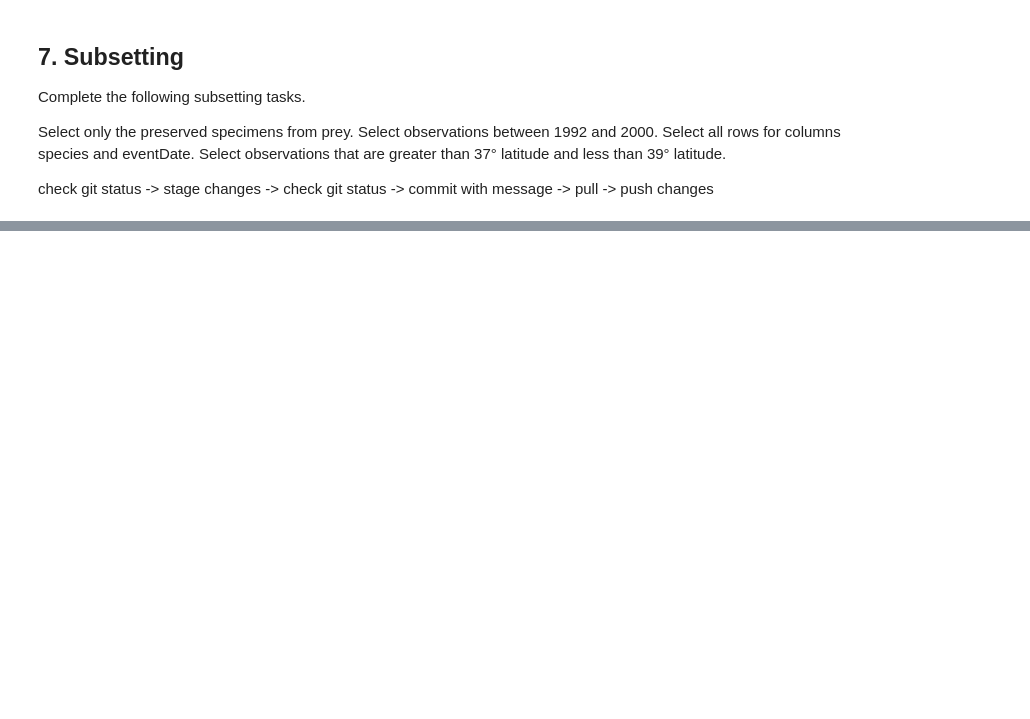
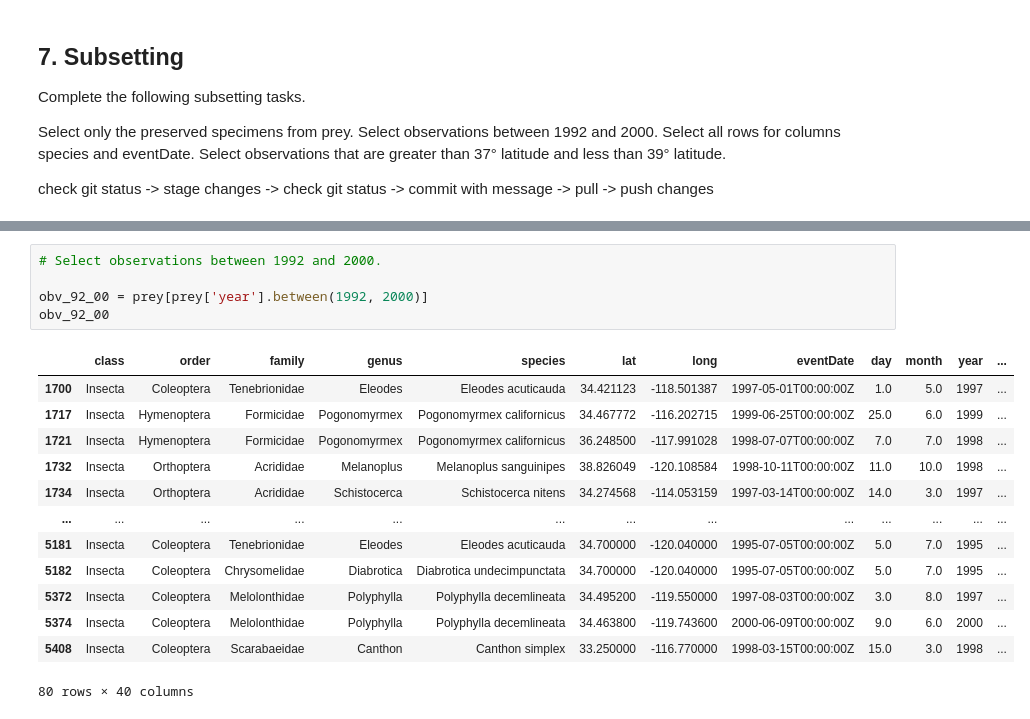
Before and after one commit to cllorey/eds220-2026-sections, a Jupyter notebook: section-1-data-selection-drylands.ipynb, the cells around one changed output, grey strips where cells are left out. Cells and saved outputs as stored; diff of their text form; blank space fills up the shorter version.

```diff
--- a/section-1-data-selection-drylands.ipynb
+++ b/section-1-data-selection-drylands.ipynb
@@ -199,0 +242,19 @@ check git status -> stage changes -> check git status -> commit with message ->
+# %%
+# Select observations between 1992 and 2000.
+
+obv_92_00 = prey[prey['year'].between(1992, 2000)]
+obv_92_00
+# %% [output]
+|  | class | order | family | genus | species | lat | long | eventDate | day | month | year | ... |
+| 1700 | Insecta | Coleoptera | Tenebrionidae | Eleodes | Eleodes acuticauda | 34.421123 | -118.501387 | 1997-05-01T00:00:00Z | 1.0 | 5.0 | 1997 | ... |
+| 1717 | Insecta | Hymenoptera | Formicidae | Pogonomyrmex | Pogonomyrmex californicus | 34.467772 | -116.202715 | 1999-06-25T00:00:00Z | 25.0 | 6.0 | 1999 | ... |
+| 1721 | Insecta | Hymenoptera | Formicidae | Pogonomyrmex | Pogonomyrmex californicus | 36.248500 | -117.991028 | 1998-07-07T00:00:00Z | 7.0 | 7.0 | 1998 | ... |
+| 1732 | Insecta | Orthoptera | Acrididae | Melanoplus | Melanoplus sanguinipes | 38.826049 | -120.108584 | 1998-10-11T00:00:00Z | 11.0 | 10.0 | 1998 | ... |
+| 1734 | Insecta | Orthoptera | Acrididae | Schistocerca | Schistocerca nitens | 34.274568 | -114.053159 | 1997-03-14T00:00:00Z | 14.0 | 3.0 | 1997 | ... |
+| ... | ... | ... | ... | ... | ... | ... | ... | ... | ... | ... | ... | ... |
+| 5181 | Insecta | Coleoptera | Tenebrionidae | Eleodes | Eleodes acuticauda | 34.700000 | -120.040000 | 1995-07-05T00:00:00Z | 5.0 | 7.0 | 1995 | ... |
+| 5182 | Insecta | Coleoptera | Chrysomelidae | Diabrotica | Diabrotica undecimpunctata | 34.700000 | -120.040000 | 1995-07-05T00:00:00Z | 5.0 | 7.0 | 1995 | ... |
+| 5372 | Insecta | Coleoptera | Melolonthidae | Polyphylla | Polyphylla decemlineata | 34.495200 | -119.550000 | 1997-08-03T00:00:00Z | 3.0 | 8.0 | 1997 | ... |
+| 5374 | Insecta | Coleoptera | Melolonthidae | Polyphylla | Polyphylla decemlineata | 34.463800 | -119.743600 | 2000-06-09T00:00:00Z | 9.0 | 6.0 | 2000 | ... |
+| 5408 | Insecta | Coleoptera | Scarabaeidae | Canthon | Canthon simplex | 33.250000 | -116.770000 | 1998-03-15T00:00:00Z | 15.0 | 3.0 | 1998 | ... |
+80 rows × 40 columns
```
Also changed, not shown: parts of 5 cells of this notebook.
